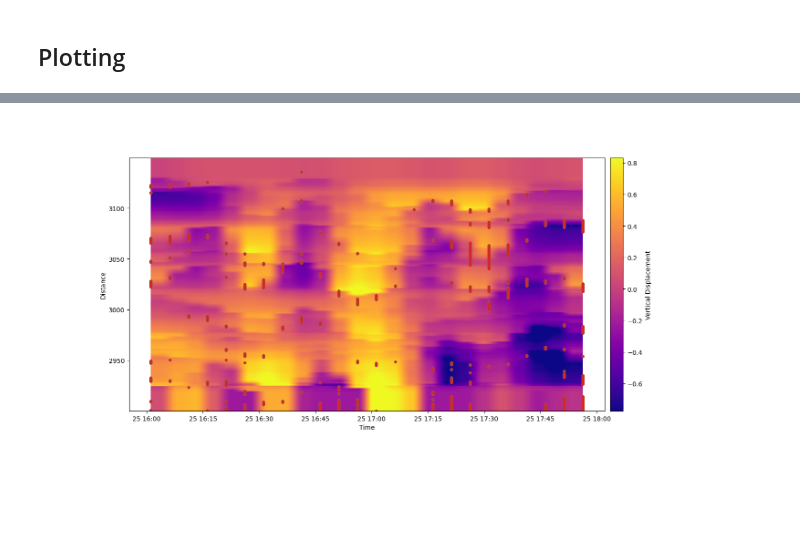
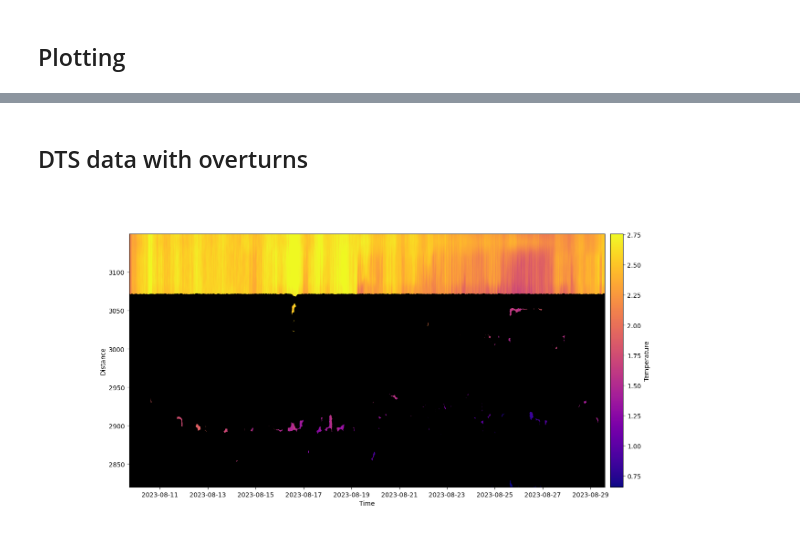
Before and after one commit to ericeberg3/UW_research, a Jupyter notebook: DTS_get_overturns.ipynb, the cells around one changed output, grey strips where cells are left out. Drawn from its saved outputs; the diff is of its cells as text; code cells hidden in the pictures; blank space fills up the shorter version.

Commit message:
Started to clean some things up got down to the overturn notebook

```diff
--- a/DTS_get_overturns.ipynb
+++ b/DTS_get_overturns.ipynb
@@ -82,8 +83,8 @@ plot_dists = dists[d_idx_start:d_idx_end]
 # Band pass filter
 filtered_arr = scipy.ndimage.gaussian_filter(plot_arr, 10, axes=1)
 
-startt = datetime.datetime(2023, 8, 25, 16) # 25
-endt = datetime.datetime(2023, 8, 25, 18) # 25
+startt = start_time # datetime.datetime(2023, 8, 25, 16) # 25
+endt = end_time# datetime.datetime(2023, 8, 25, 18) # 25
 startind_t = np.absolute(plot_times - startt).argmin()
 endind_t = np.absolute(plot_times - endt).argmin()
 
@@ -95,6 +96,6 @@ endind_d = np.absolute(plot_dists - 3300).argmin()
 
 filtered_arr = scipy.ndimage.gaussian_filter(filtered_arr[startind_t:endind_t, startind_d:endind_d], 1.2)
 # for i in range(len(filtered_arr[0, :])): filtered_arr[:, i] = filtered_arr[:, i] - filtered_arr[0, i]
-plot_times_zoomed = plot_times[startind_t:endind_t]
+plot_times_zoomed = plot_times
 plot_times_zoomed_int = plot_times_zoomed.astype('int64')
-plot_dists_zoomed = plot_dists[startind_d:endind_d]
+plot_dists_zoomed = plot_dists
@@ -224,22 +152,26 @@ ax.legend(['High Pass', 'Original'])
+# %% [markdown]
+## DTS data with overturns
 # %%
 fig, ax = plt.subplots(figsize=(2.5*6.4,1.5*4.8))
-# for i in range(len(displacements[:, 0])): plt.plot(plot_times_zoomed, depths[i, :] + displacements[i, :])
-ddt = np.gradient(displacements, axis=1)
-im1 = ax.imshow(displacements, origin='lower',
+im1 = ax.imshow(filtered_arr.T, origin='lower',
            aspect='auto',
             extent=[plot_times_zoomed[0], plot_times_zoomed[-1],
                    plot_dists_zoomed[0], plot_dists_zoomed[-1]],
             cmap='plasma',
-            vmin=np.percentile(displacements[~np.isnan(displacements)],1),
-            vmax=np.percentile(displacements[~np.isnan(displacements)],99),
+            vmin=np.percentile(filtered_arr[~np.isnan(filtered_arr)],1),
+            vmax=np.percentile(filtered_arr[~np.isnan(filtered_arr)],99),
             )
+# for i in range(len(contour_values)): plt.plot(plot_times_zoomed, contour_points_arr[i], '-')
+# for i in range(len(contour_values)): plt.plot(contour_points[contour_values[i]]['t'], contour_points[contour_values[i]]['x'], '.')
+# plt.contour(plot_times_zoomed, plot_dists_zoomed, filtered_arr.T, contour_values)
+plt.plot(overturn_locations_t, overturn_locations_dist, 'ok')
+
 ax.set_ylabel('Distance')
 ax.set_xlabel('Time')
-plt.plot(plot_times_zoomed[overturn_locations_y], depths[overturn_locations_x], '.')
 # plt.legend(contour_values_legend)
 
 cbar = fig.colorbar(im1, pad=0.01)
-cbar.set_label('Vertical Displacement')
+cbar.set_label('Temperature')
 plt.show()
 # %% [output]
-[figure, old version]
+[figure, new version]
```
Also changed, not shown: parts of 23 cells of this notebook, 4 other files.
